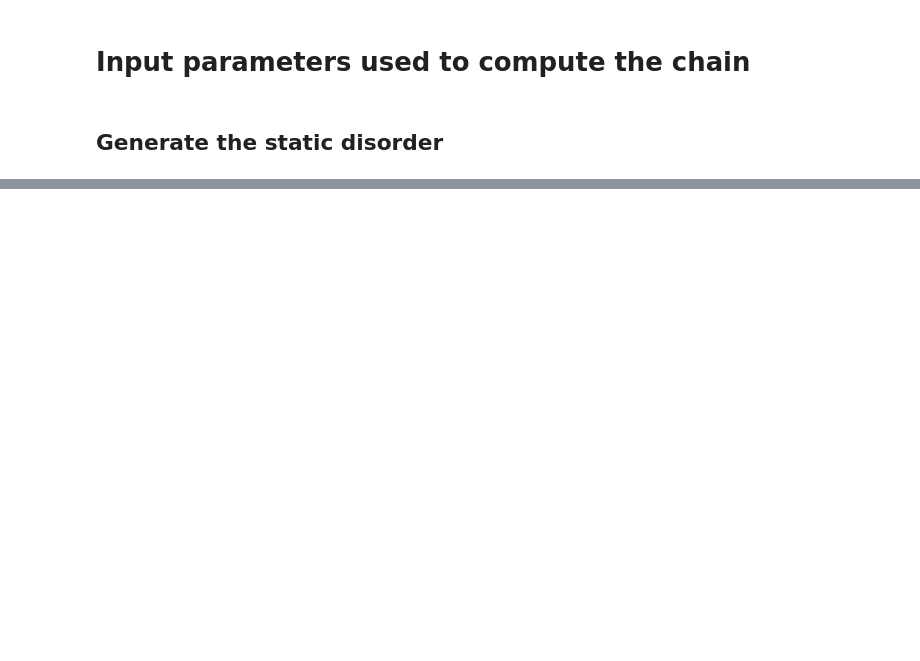
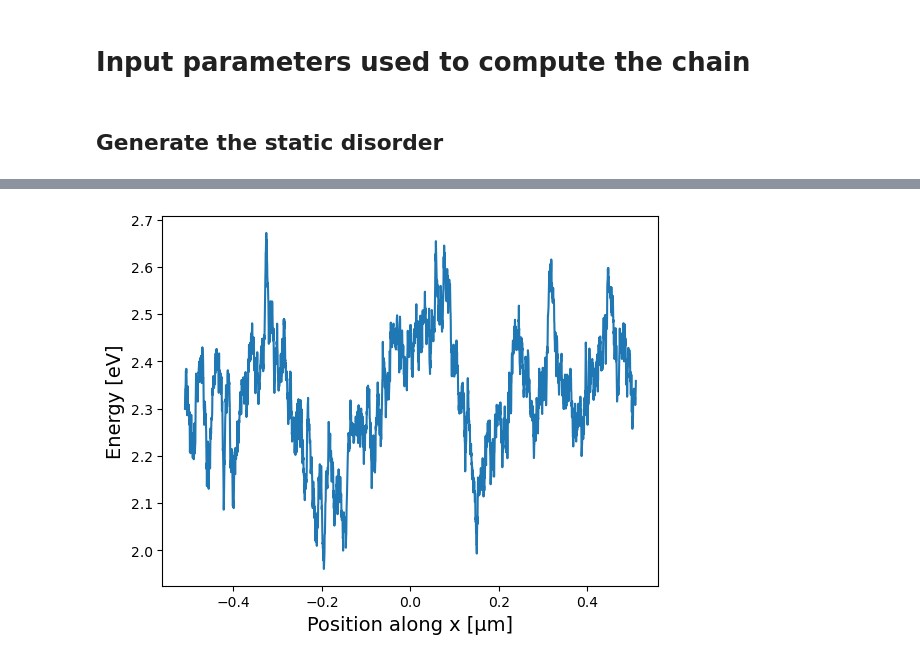
Before and after one commit to alberto-carta/CBT_Propagation, a Jupyter notebook: Main_spectral_calculator.ipynb, the cells around one changed output, grey strips where cells are left out. Cells and saved outputs as stored; diff of their text form; code cells hidden in the pictures; blank space fills up the shorter version.

```diff
--- a/Main_spectral_calculator.ipynb
+++ b/Main_spectral_calculator.ipynb
@@ -221,0 +367,7 @@ rc("axes", labelsize=14)
+# %%
+plot(x_pos, En_pos)
+xlabel("Position along x [μm]", size = 14)
+ylabel("Energy [eV]", size = 14)
+savefig(string("$savepath", "/landscape.png"), dpi=300)
+# %% [output]
+[figure, added]
```
Also changed, not shown: parts of 20 cells of this notebook, 19 other files.
